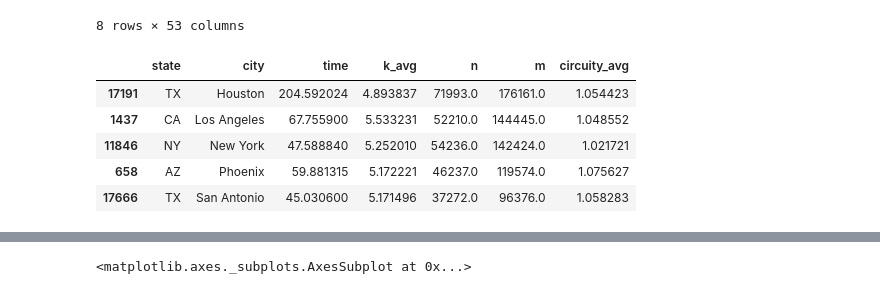
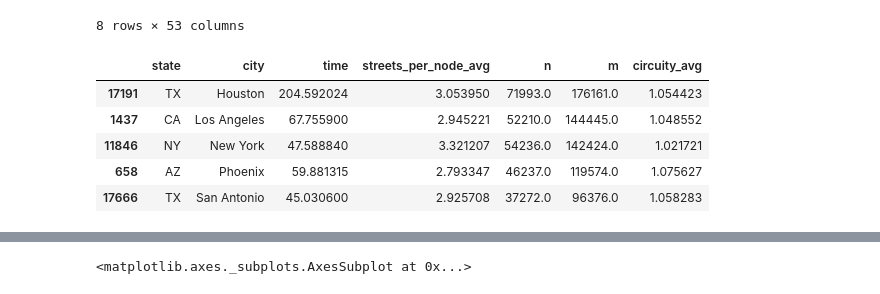
Before and after one commit to gboeing/street-network-analysis, a Jupyter notebook: cities-usa/analyze_stats_every_us_city.ipynb, the cells around one changed output, grey strips where cells are left out. Cells and saved outputs as stored; diff of their text form; code cells hidden in the pictures.

```diff
--- a/cities-usa/analyze_stats_every_us_city.ipynb
+++ b/cities-usa/analyze_stats_every_us_city.ipynb
@@ -34,14 +41,14 @@ df.describe()
 | max | 7.434258e+09 | 7434.257623 | 3.734722 | 9.357215 | 20.452465 | 1.000000 | ... |
 8 rows × 53 columns
 # %%
-df[['state', 'city', 'time', 'k_avg', 'n', 'm', 'circuity_avg']].sort_values(by='m', ascending=False).head()
+df[['state', 'city', 'time', 'streets_per_node_avg', 'n', 'm', 'circuity_avg']].sort_values(by='m', ascending=False).head()
 # %% [output]
-|  | state | city | time | k_avg | n | m | circuity_avg |
-| 17191 | TX | Houston | 204.592024 | 4.893837 | 71993.0 | 176161.0 | 1.054423 |
-| 1437 | CA | Los Angeles | 67.755900 | 5.533231 | 52210.0 | 144445.0 | 1.048552 |
-| 11846 | NY | New York | 47.588840 | 5.252010 | 54236.0 | 142424.0 | 1.021721 |
-| 658 | AZ | Phoenix | 59.881315 | 5.172221 | 46237.0 | 119574.0 | 1.075627 |
-| 17666 | TX | San Antonio | 45.030600 | 5.171496 | 37272.0 | 96376.0 | 1.058283 |
+|  | state | city | time | streets_per_node_avg | n | m | circuity_avg |
+| 17191 | TX | Houston | 204.592024 | 3.053950 | 71993.0 | 176161.0 | 1.054423 |
+| 1437 | CA | Los Angeles | 67.755900 | 2.945221 | 52210.0 | 144445.0 | 1.048552 |
+| 11846 | NY | New York | 47.588840 | 3.321207 | 54236.0 | 142424.0 | 1.021721 |
+| 658 | AZ | Phoenix | 59.881315 | 2.793347 | 46237.0 | 119574.0 | 1.075627 |
+| 17666 | TX | San Antonio | 45.030600 | 2.925708 | 37272.0 | 96376.0 | 1.058283 |
 # %%
 df.groupby('state').median().describe()
 # %% [output]
```
Also changed, not shown: parts of 10 cells of this notebook, 9 other files.
